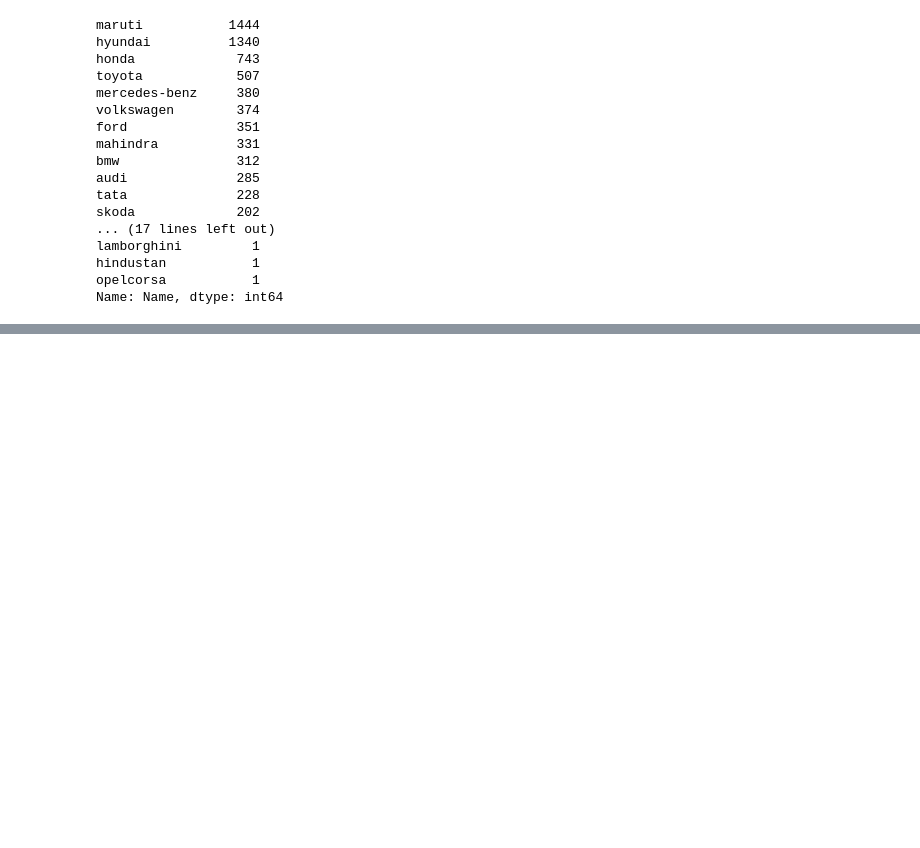
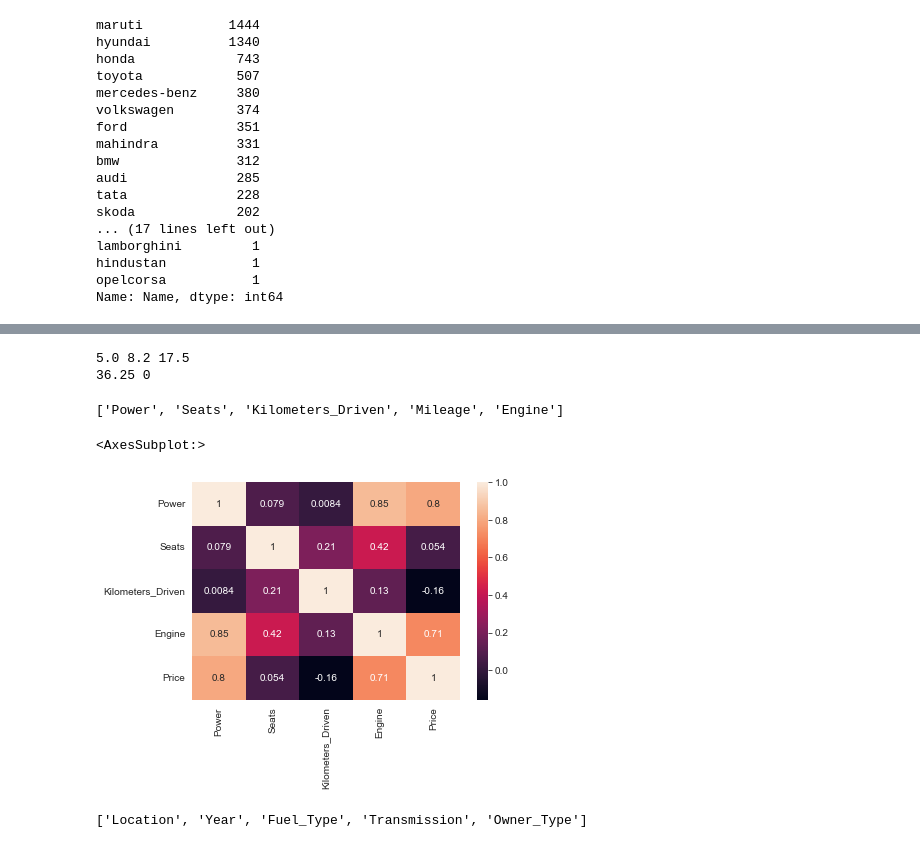
Before and after one commit to Urvashisoni123/Urvashi-soni-CS, a Jupyter notebook: day25_used_car_price.ipynb, the cells around one changed output, grey strips where cells are left out. Saved outputs shown, nothing was run; the diff lists cells and outputs as text; code cells hidden in the pictures; blank space fills up the shorter version.

```diff
--- a/day25_used_car_price.ipynb
+++ b/day25_used_car_price.ipynb
@@ -224,0 +376,12 @@ Name: Name, dtype: int64
+# %%
+# Treating the Power Data First
+import numpy as np
+df['Power'] = df['Power'].apply(
+    lambda x :
+        np.nan if pd.isnull(x) else(
+            np.nan if 'null' in x.lower() else x
+        )
+)
+# %%
+# The only method to be used here is to remove all the missing entries
+cars = df.dropna()
@@ -224,0 +443,3 @@ Name: Name, dtype: int64
+# %%
+cars['Power'] = cars['Power'].str.split().str.get(0).astype(float)
+cars['Engine'] = cars['Engine'].str.split().str.get(0).astype(float)
@@ -224,0 +471,20 @@ Name: Name, dtype: int64
+# %%
+# PRICE COLUMNS AFTER REMOVING OUTLIERS
+q1 = cars['Price'].quantile(0.25)
+q2 = cars['Price'].quantile(0.5)
+q3 = cars['Price'].quantile(0.75)
+
+print(q1,q2,q3)
+
+iqr = q3-q1
+
+max_lim = (iqr*1.5) + q3
+min_lim = q1 - (iqr*1.5)
+min_lim = 0 #since price can't be negetive
+
+print(max_lim,min_lim)
+#putting arbitary condition to remove some extreme outliers( not sure it it helps )
+cars = cars[cars['Price']<=100]
+# %% [output]
+5.0 8.2 17.5
+36.25 0
@@ -224,0 +548,13 @@ Name: Name, dtype: int64
+# %%
+num_cols
+# %% [output]
+['Power', 'Seats', 'Kilometers_Driven', 'Mileage', 'Engine']
+# %%
+sns.heatmap(cars[['Power', 'Seats', 'Kilometers_Driven', 'Mileage', 'Engine','Price']].corr(),annot=True)
+# %% [output]
+<AxesSubplot:>
+[figure, added]
+# %%
+cat_cols
+# %% [output]
+['Location', 'Year', 'Fuel_Type', 'Transmission', 'Owner_Type']
```
Also changed, not shown: parts of 34 cells of this notebook.
